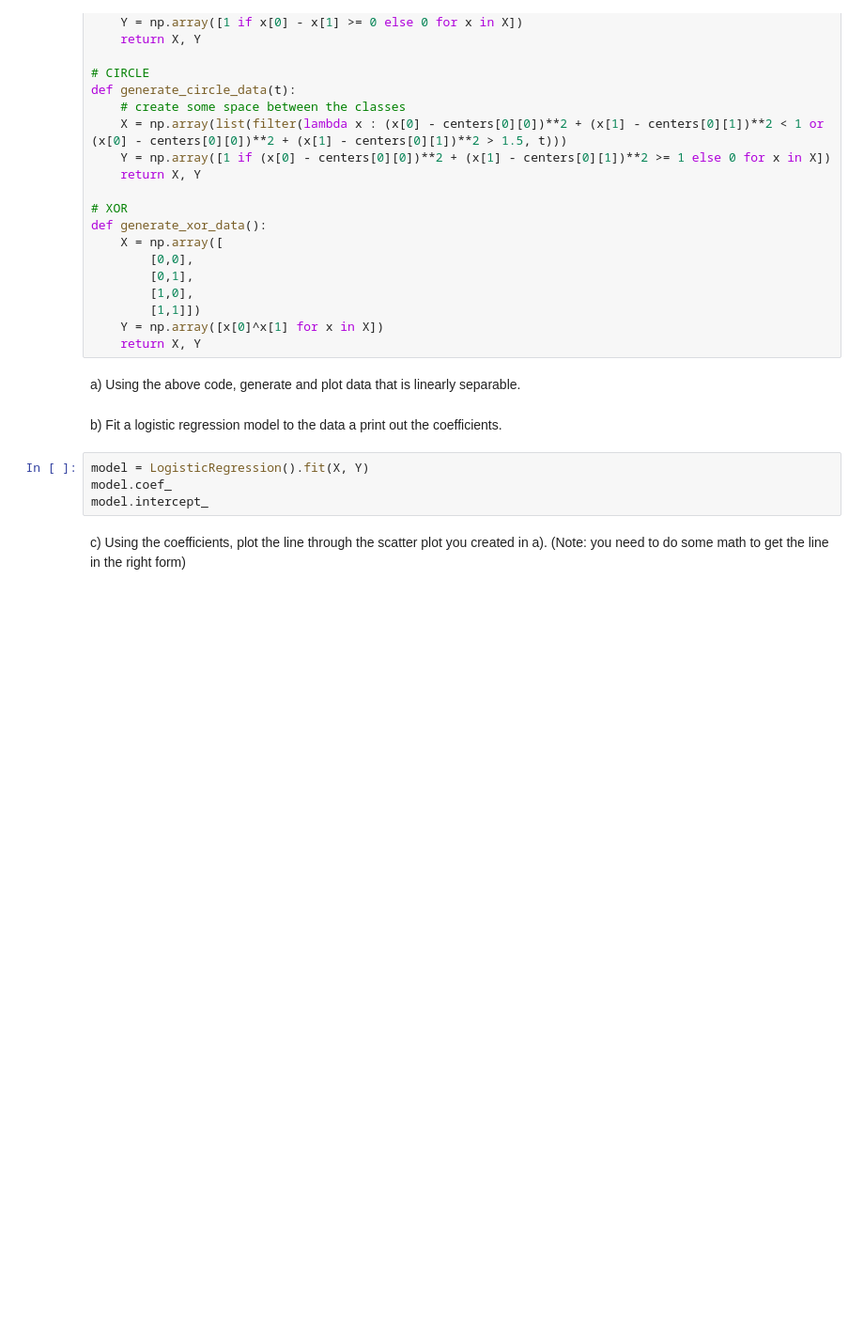
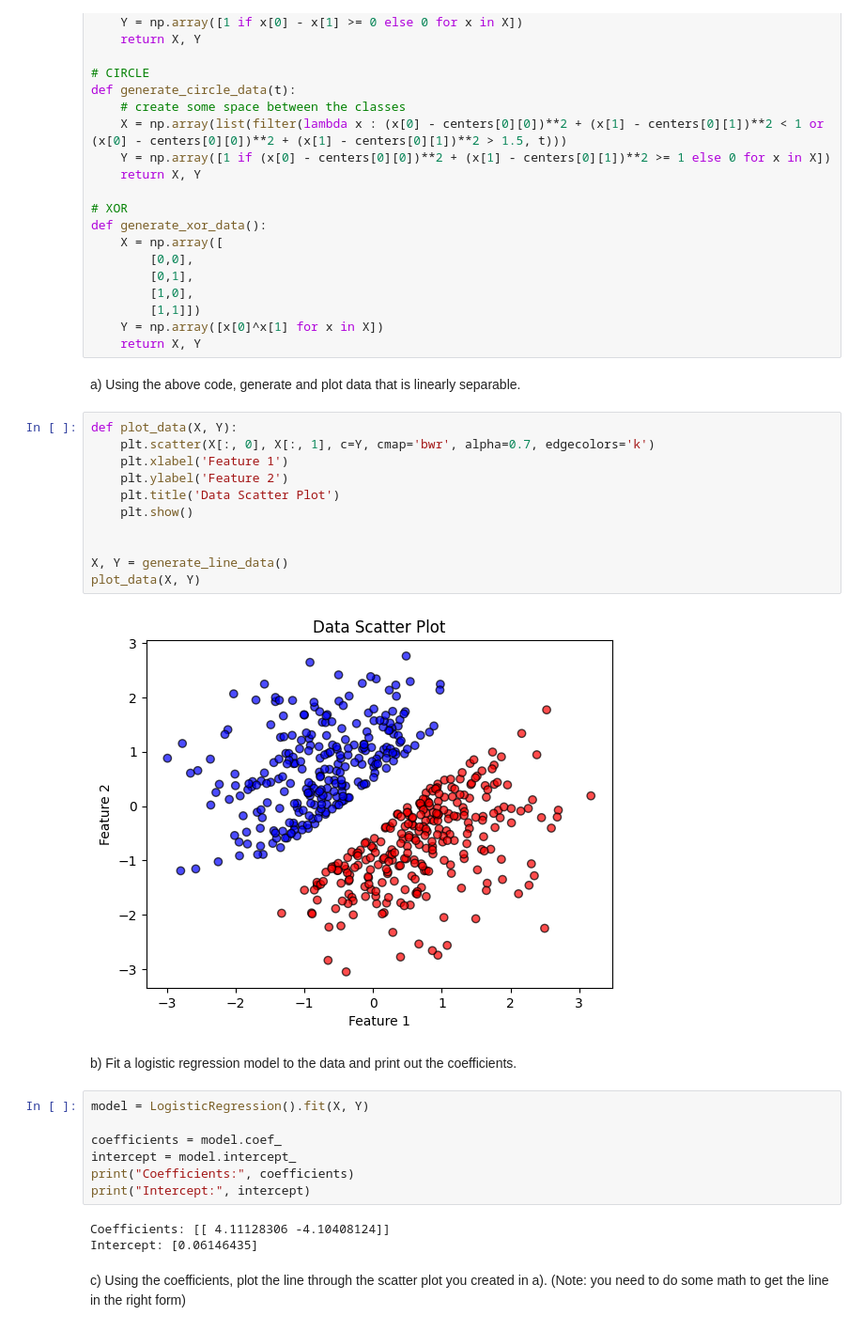
Before and after one commit to markyx316/Data-Science-Fundamentals, a Jupyter notebook: lecture_21/worksheet_21.ipynb, the cells around one changed output. Shown at 94% size. Cells and saved outputs as stored; diff of their text form; blank space fills up the shorter version.

```diff
--- a/lecture_21/worksheet_21.ipynb
+++ b/lecture_21/worksheet_21.ipynb
@@ -47,11 +47,30 @@ def generate_xor_data():
     return X, Y
 # %% [markdown]
 a) Using the above code, generate and plot data that is linearly separable.
+# %%
+def plot_data(X, Y):
+    plt.scatter(X[:, 0], X[:, 1], c=Y, cmap='bwr', alpha=0.7, edgecolors='k')
+    plt.xlabel('Feature 1')
+    plt.ylabel('Feature 2')
+    plt.title('Data Scatter Plot')
+    plt.show()
+
+
+X, Y = generate_line_data()
+plot_data(X, Y)
+# %% [output]
+[figure, added]
 # %% [markdown]
-b) Fit a logistic regression model to the data a print out the coefficients.
+b) Fit a logistic regression model to the data and print out the coefficients.
 # %%
 model = LogisticRegression().fit(X, Y)
-model.coef_
-model.intercept_
+
+coefficients = model.coef_
+intercept = model.intercept_
+print("Coefficients:", coefficients)
+print("Intercept:", intercept)
+# %% [output]
+Coefficients: [[ 4.11128306 -4.10408124]]
+Intercept: [0.06146435]
 # %% [markdown]
 c) Using the coefficients, plot the line through the scatter plot you created in a). (Note: you need to do some math to get the line in the right form)
```
Also changed, not shown: parts of 22 cells of this notebook, 7 other files.
